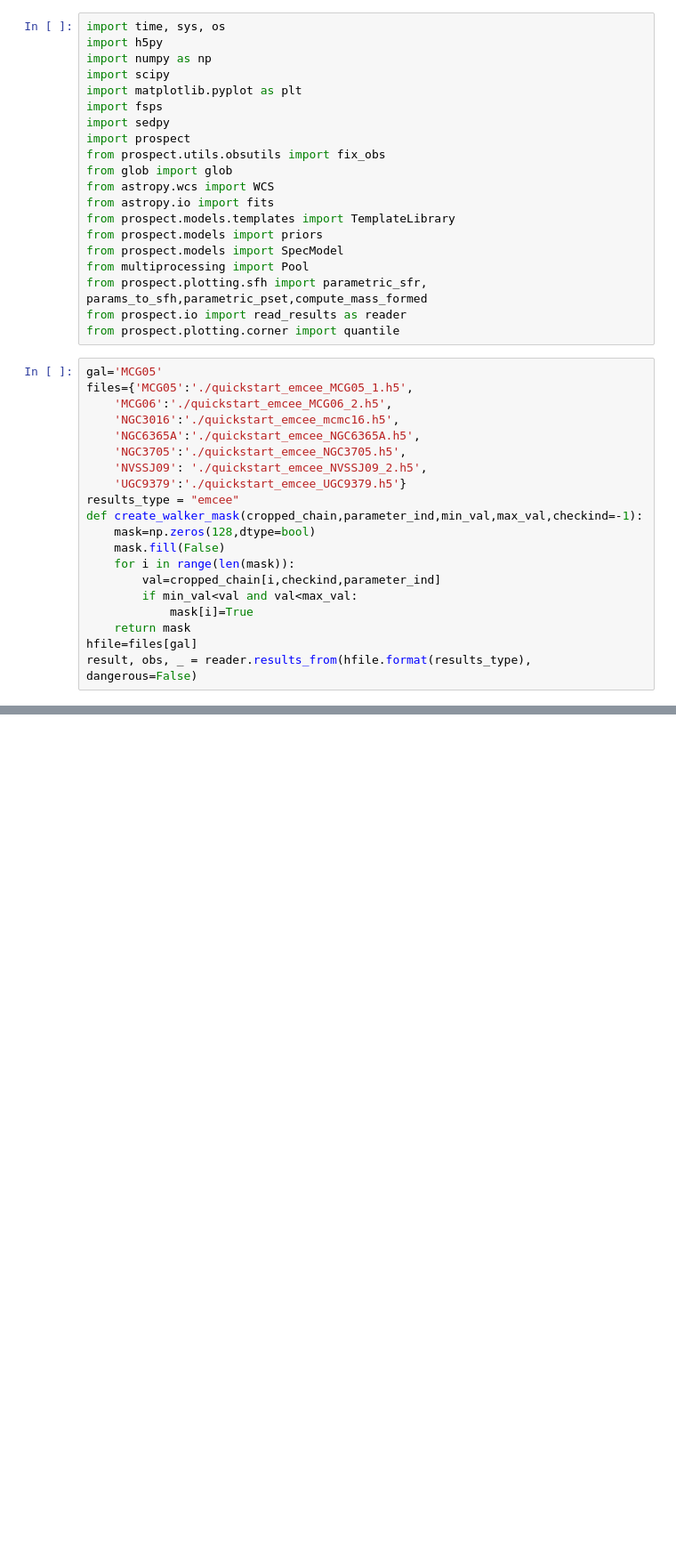
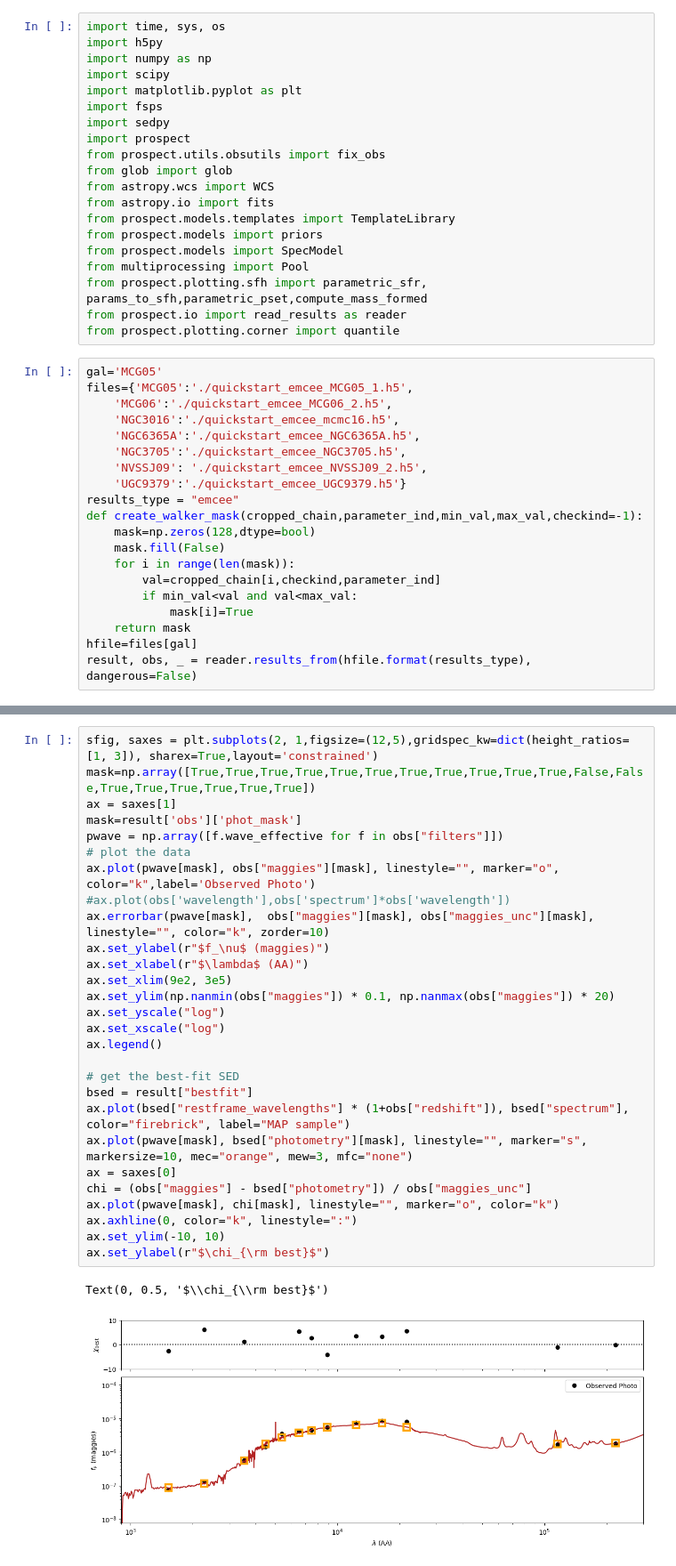
Before and after one commit to gregorycorcoran/Astro-Data, a Jupyter notebook: Prospect_Results.ipynb, the cells around one changed output, grey strips where cells are left out. Shown at 89% size. Drawn from its saved outputs; the diff is of its cells as text; blank space fills up the shorter version.

```diff
--- a/Prospect_Results.ipynb
+++ b/Prospect_Results.ipynb
@@ -77,3 +77,34 @@ cornerfig = reader.subcorner(result, start=600, thin=5, truths=theta_max,
 # %% [output]
 [0, 1, 2, 3, 4, 5, 6, 7, 8, 9, 10, 11, 12, 13, 14, 15, 16, 17, 18, 19, 20, 21, 22, 23, 24, 25, 26, 28, 29, 30, 31, 32, 33, 34, 35, 36, 37, 38, 39, 40, 41, 42, 43, 44, 45, 46, 47, 48, 49, 50, 51, 52, 5 ...
 [figure]
+# %%
+sfig, saxes = plt.subplots(2, 1,figsize=(12,5),gridspec_kw=dict(height_ratios=[1, 3]), sharex=True,layout='constrained')
+mask=np.array([True,True,True,True,True,True,True,True,True,True,True,False,False,True,True,True,True,True,True])
+ax = saxes[1]
+mask=result['obs']['phot_mask']
+pwave = np.array([f.wave_effective for f in obs["filters"]])
+# plot the data
+ax.plot(pwave[mask], obs["maggies"][mask], linestyle="", marker="o", color="k",label='Observed Photo')
+#ax.plot(obs['wavelength'],obs['spectrum']*obs['wavelength'])
+ax.errorbar(pwave[mask],  obs["maggies"][mask], obs["maggies_unc"][mask], linestyle="", color="k", zorder=10)
+ax.set_ylabel(r"$f_\nu$ (maggies)")
+ax.set_xlabel(r"$\lambda$ (AA)")
+ax.set_xlim(9e2, 3e5)
+ax.set_ylim(np.nanmin(obs["maggies"]) * 0.1, np.nanmax(obs["maggies"]) * 20)
+ax.set_yscale("log")
+ax.set_xscale("log")
+ax.legend()
+
+# get the best-fit SED
+bsed = result["bestfit"]
+ax.plot(bsed["restframe_wavelengths"] * (1+obs["redshift"]), bsed["spectrum"], color="firebrick", label="MAP sample")
+ax.plot(pwave[mask], bsed["photometry"][mask], linestyle="", marker="s", markersize=10, mec="orange", mew=3, mfc="none")
+ax = saxes[0]
+chi = (obs["maggies"] - bsed["photometry"]) / obs["maggies_unc"]
+ax.plot(pwave[mask], chi[mask], linestyle="", marker="o", color="k")
+ax.axhline(0, color="k", linestyle=":")
+ax.set_ylim(-10, 10)
+ax.set_ylabel(r"$\chi_{\rm best}$")
+# %% [output]
+Text(0, 0.5, '$\\chi_{\\rm best}$')
+[figure, added]
```
Also changed, not shown: parts of 3 cells of this notebook.
